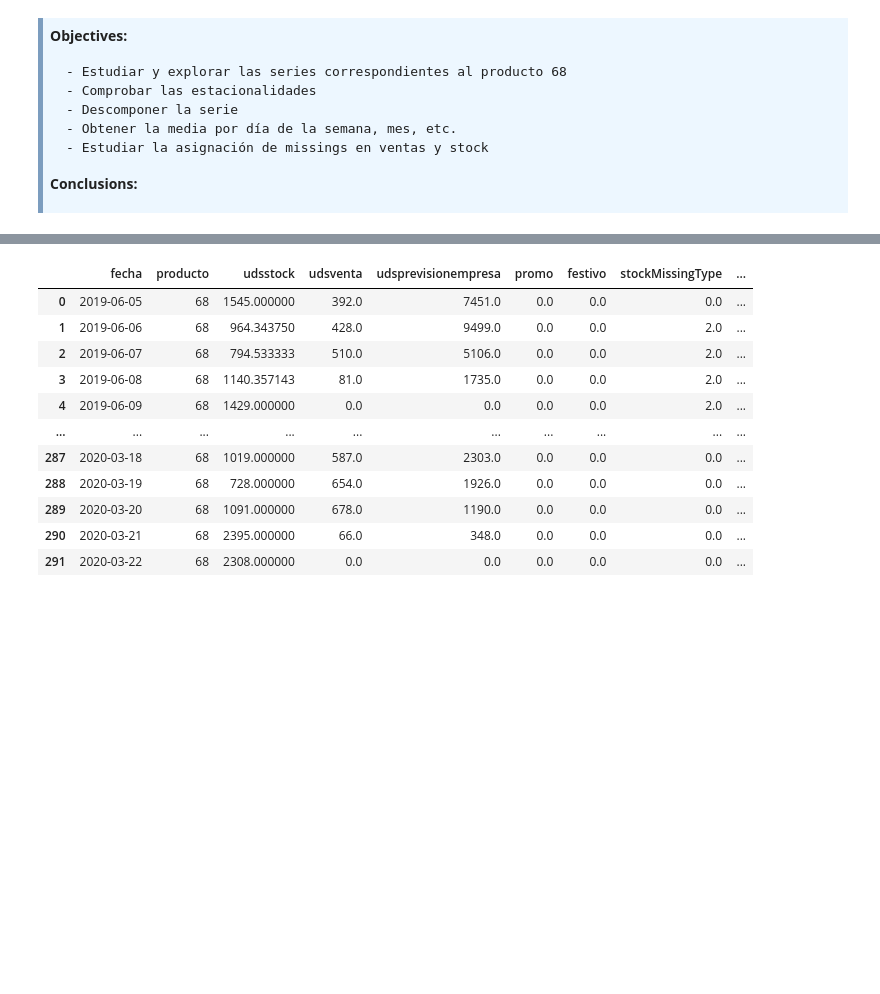
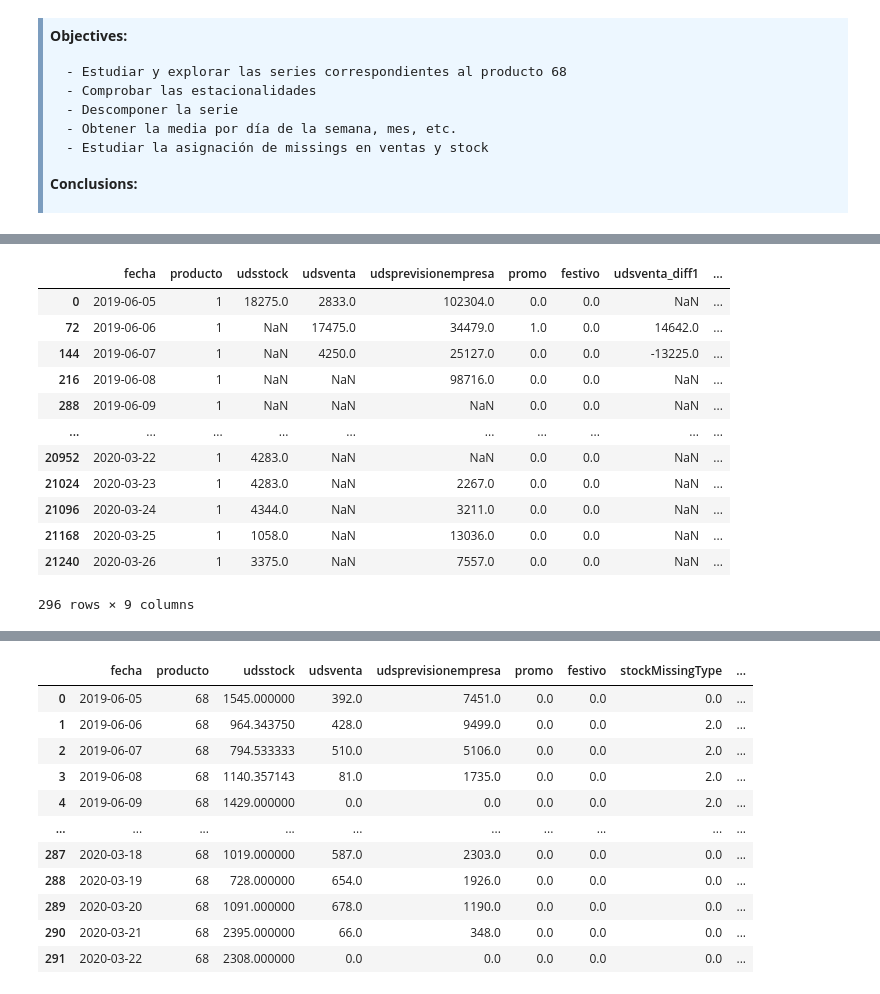
Before and after one commit to PLombao/TFM_StockForecast, a Jupyter notebook: notebooks/EDA_Serie68.ipynb, the cells around one changed output, grey strips where cells are left out. Drawn from its saved outputs; the diff is of its cells as text; code cells hidden in the pictures; blank space fills up the shorter version.

Commit message:
nb and train changes

```diff
--- a/notebooks/EDA_Serie68.ipynb
+++ b/notebooks/EDA_Serie68.ipynb
@@ -121,4 +120,5 @@ Created new variable with the prevision ventas shifted 7 period/s.
 # %%
-data = df.loc[(df.producto=='68')]
-data.head()
+data10=prepare_train_data(df.loc[df.producto == "10"])
+
+data10.info()
 # %% [output]
@@ -131,0 +213,30 @@ data.head()
+# %%
+from src.create_variables import _get_shifted, _get_diff,_get_stockMissingTypeByProd
+def get_product_variables(data):
+    # Columnas a eliminar antes de hacer el merge
+    drop_cols = data.loc[:,~data.columns.isin(["fecha", "producto"])].columns
+    out_data = data.copy()
+    # Creamos un dataframe vacio
+    out = pd.DataFrame({})
+    for product in ["1"]: #data['producto'].unique():
+        prod_data = data.loc[(data['producto'] == product)]
+        # Creamos las variables de shifted prevision
+#         for period in range(1,8):
+#             prod_data = _get_shifted(prod_data, 'udsprevisionempresa', period)
+#         # Creamos las variables diff +1 y diff -1 para stock
+#         for period in [-1,1]:
+#             prod_data = _get_diff(prod_data, 'udsstock', period)
+#         # Creamos la variabla diff +1 para ventas
+        prod_data = _get_diff(prod_data, 'udsventa', period = 1)
+        # Creamos la variable de tipo stock missing
+        prod_data = _get_stockMissingTypeByProd(prod_data)
+        # Get variables of date prod
+        # prod_data = get_dateproduct_variables(prod_data)
+        print(prod_data.head())
+
+        out = pd.concat([out, prod_data])
+    out_data = data.drop(drop_cols, axis=1)
+    out_data = out_data.merge(prod_data, how='left', on=['fecha','producto'])
+    return out_data
+
+test = get_product_variables(test)
@@ -132 +269,17 @@ data.head()
+# %%
+test.loc[test.producto == "1"]
+# %% [output]
+|  | fecha | producto | udsstock | udsventa | udsprevisionempresa | promo | festivo | udsventa_diff1 | ... |
+| 0 | 2019-06-05 | 1 | 18275.0 | 2833.0 | 102304.0 | 0.0 | 0.0 | NaN | ... |
+| 72 | 2019-06-06 | 1 | NaN | 17475.0 | 34479.0 | 1.0 | 0.0 | 14642.0 | ... |
+| 144 | 2019-06-07 | 1 | NaN | 4250.0 | 25127.0 | 0.0 | 0.0 | -13225.0 | ... |
+| 216 | 2019-06-08 | 1 | NaN | NaN | 98716.0 | 0.0 | 0.0 | NaN | ... |
+| 288 | 2019-06-09 | 1 | NaN | NaN | NaN | 0.0 | 0.0 | NaN | ... |
+| ... | ... | ... | ... | ... | ... | ... | ... | ... | ... |
+| 20952 | 2020-03-22 | 1 | 4283.0 | NaN | NaN | 0.0 | 0.0 | NaN | ... |
+| 21024 | 2020-03-23 | 1 | 4283.0 | NaN | 2267.0 | 0.0 | 0.0 | NaN | ... |
+| 21096 | 2020-03-24 | 1 | 4344.0 | NaN | 3211.0 | 0.0 | 0.0 | NaN | ... |
+| 21168 | 2020-03-25 | 1 | 1058.0 | NaN | 13036.0 | 0.0 | 0.0 | NaN | ... |
+| 21240 | 2020-03-26 | 1 | 3375.0 | NaN | 7557.0 | 0.0 | 0.0 | NaN | ... |
+296 rows × 9 columns
 # %%
```
Also changed, not shown: parts of 8 cells of this notebook, 1 other file.
